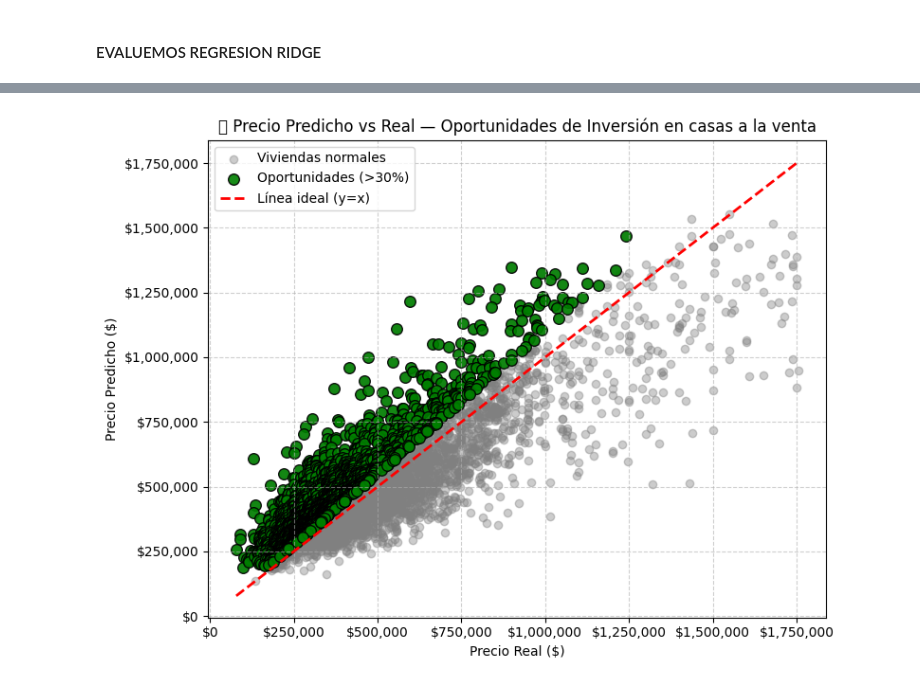
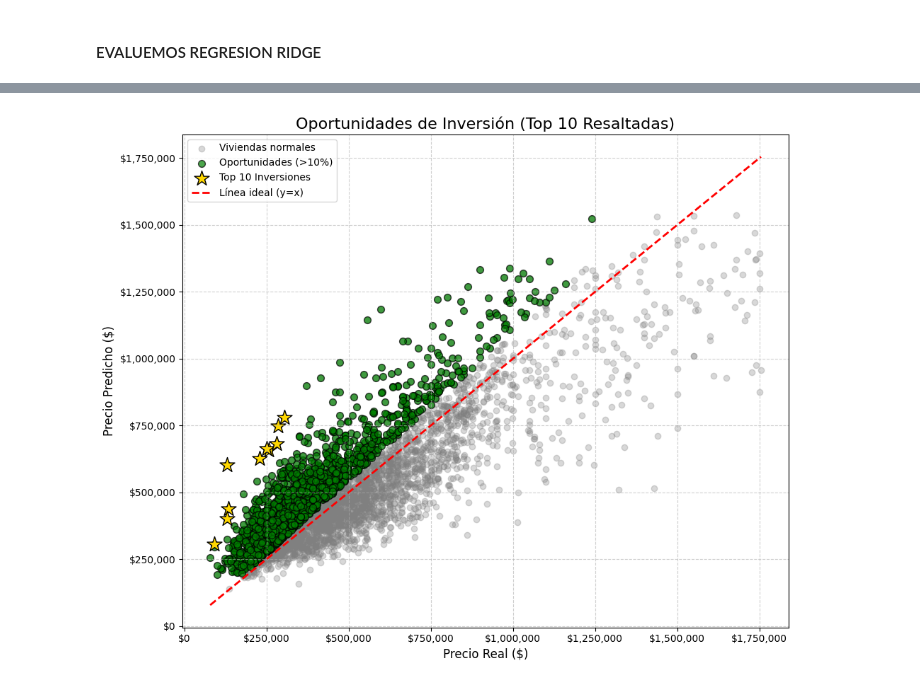
Before and after one commit to jodpinzonav/Prueba_Tecnica_Proteccion, a Jupyter notebook: primer_punto.ipynb, the cells around one changed output, grey strips where cells are left out. Saved outputs shown, nothing was run; the diff lists cells and outputs as text; code cells hidden in the pictures.

```diff
--- a/primer_punto.ipynb
+++ b/primer_punto.ipynb
@@ -662,44 +578,78 @@ Passing `palette` without assigning `hue` is deprecated and will be removed in v
 # %%
-# Crear DataFrame de inversión
+import pandas as pd
+import matplotlib.pyplot as plt
+from matplotlib.ticker import FuncFormatter
+
+# --- 1. CÁLCULO DE SCORES Y SELECCIÓN DE OPORTUNIDADES ---
+
+# Crear DataFrame base para el análisis
 investment_df = X_test.copy()
-investment_df['precio_real'] = y_test.values
+investment_df['precio_real'] = y_test
 investment_df['precio_predicho'] = y_pred_rf
-investment_df['diferencia'] = investment_df['precio_predicho'] - investment_df['precio_real']  # si la diferencia es positiva, está subvaluada
+investment_df['diferencia'] = investment_df['precio_predicho'] - investment_df['precio_real']
 investment_df['potencial_pct'] = (investment_df['diferencia'] / investment_df['precio_real']) * 100
+# Asegúrate de que la columna 'house_age' exista en X_test
+if 'house_age' not in investment_df.columns:
+    investment_df['house_age'] = 2025 - investment_df['yr_built'] # Asumiendo que 'yr_built' existe
 
-# Filtrar oportunidades (subvaluadas > 10%)
-opportunities = investment_df[investment_df['potencial_pct'] > 10].sort_values(
-    'potencial_pct', ascending=False
+# Filtrar oportunidades iniciales (potencial > 10%)
+opportunities = investment_df[investment_df['potencial_pct'] > 10].copy()
+
+# Calcular score de riesgo
+opportunities['risk_score'] = (
+    (opportunities['grade'] < 7).astype(int) * 2 +
+    (opportunities['house_age'] > 50).astype(int) +
+    (opportunities['sqft_living'] < 1200).astype(int)
+)
+# Filtrar para quedarse solo con las de bajo riesgo
+opportunities_low_risk = opportunities[opportunities['risk_score'] <= 2].copy()
+
+# Calcular score compuesto de inversión
+opportunities_low_risk['investment_score'] = (
+    opportunities_low_risk['potencial_pct'] * 0.5 +
+    opportunities_low_risk['grade'] * 2 +
+    (5 - opportunities_low_risk['risk_score']) * 10 +
+    (opportunities_low_risk['sqft_living'] / 1000) * 2
 )
 
-preds_df = investment_df.copy()
-preds_df.rename(columns={'precio_real': 'price_true', 'precio_predicho': 'price_pred'}, inplace=True)
+# Seleccionar las 10 mejores oportunidades según el score final
+top_opportunities = opportunities_low_risk.nlargest(10, 'investment_score')
 
-plt.figure(figsize=(8,6))
-plt.scatter(preds_df['price_true'], preds_df['price_pred'],
-            alpha=0.4, color='gray', label='Viviendas normales')
 
-# Resaltar oportunidades de inversión
+# --- 2. VISUALIZACIÓN DEL ANÁLISIS ---
+
+plt.figure(figsize=(10, 8))
+
+# Graficar todas las viviendas como base
+plt.scatter(investment_df['precio_real'], investment_df['precio_predicho'],
+            alpha=0.3, color='gray', label='Viviendas normales')
+
+# Resaltar todas las oportunidades con potencial > 10%
 plt.scatter(opportunities['precio_real'], opportunities['precio_predicho'],
-            alpha=0.9, color='green', s=70, edgecolor='black', label='Oportunidades (>30%)')
+            alpha=0.7, color='green', s=50, edgecolor='black', label='Oportunidades (>10%)')
 
-# Línea ideal
-plt.plot([preds_df['price_true'].min(), preds_df['price_true'].max()],
-         [preds_df['price_true'].min(), preds_df['price_true'].max()],
+# Resaltar las 10 MEJORES OPORTUNIDADES con una estrella
+plt.scatter(top_opportunities['precio_real'], top_opportunities['precio_predicho'],
+            alpha=1.0, color='gold', s=250, edgecolor='black', marker='*', label='Top 10 Inversiones')
+
+# Línea ideal de referencia (y=x)
+plt.plot([investment_df['precio_real'].min(), investment_df['precio_real'].max()],
+         [investment_df['precio_real'].min(), investment_df['precio_real'].max()],
          'r--', lw=2, label='Línea ideal (y=x)')
 
-plt.title("📊 Precio Predicho vs Real — Oportunidades de Inversión en casas a la venta")
-plt.xlabel("Precio Real ($)")
-plt.ylabel("Precio Predicho ($)")
+# Títulos y etiquetas
+plt.title("Oportunidades de Inversión (Top 10 Resaltadas)", fontsize=16)
+plt.xlabel("Precio Real ($)", fontsize=12)
+plt.ylabel("Precio Predicho ($)", fontsize=12)
 plt.legend()
 plt.grid(True, linestyle='--', alpha=0.6)
 
-# Formato de ejes con $ y sin notación científica
-plt.ticklabel_format(style='plain', axis='both')
-plt.gca().get_xaxis().set_major_formatter(plt.FuncFormatter(lambda x, _: f'${x:,.0f}'))
-plt.gca().get_yaxis().set_major_formatter(plt.FuncFormatter(lambda y, _: f'${y:,.0f}'))
+# Formato de ejes para que se vean como dinero ($)
+formatter = FuncFormatter(lambda x, _: f'${x:,.0f}')
+plt.gca().get_xaxis().set_major_formatter(formatter)
+plt.gca().get_yaxis().set_major_formatter(formatter)
 
 plt.tight_layout()
 plt.show()
 # %% [output]
-[figure, old version]
+[figure, new version]
```
Also changed, not shown: parts of 21 cells of this notebook, 3 other files.
